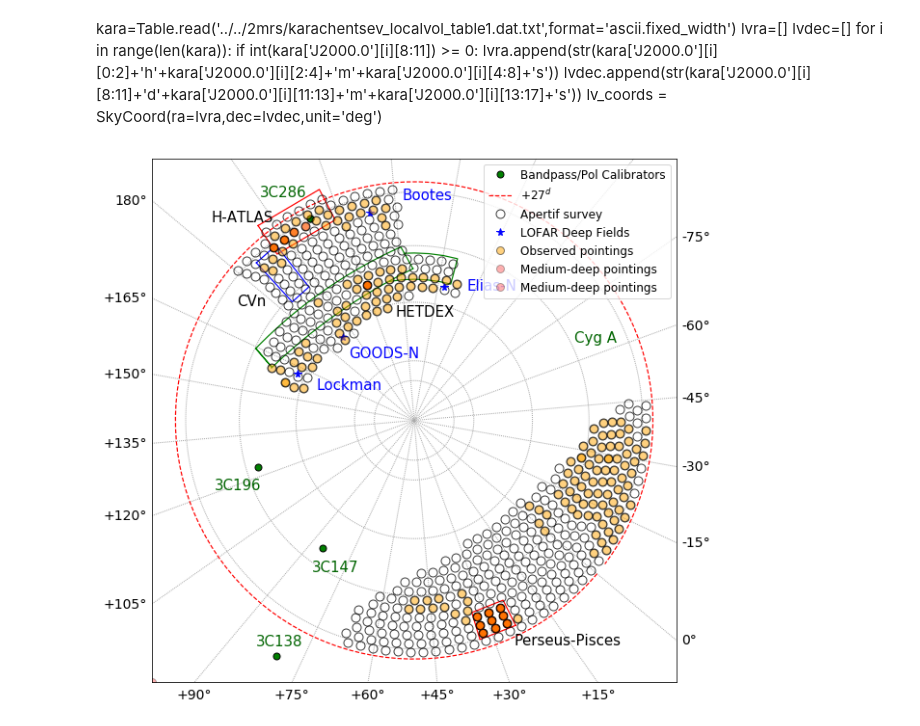
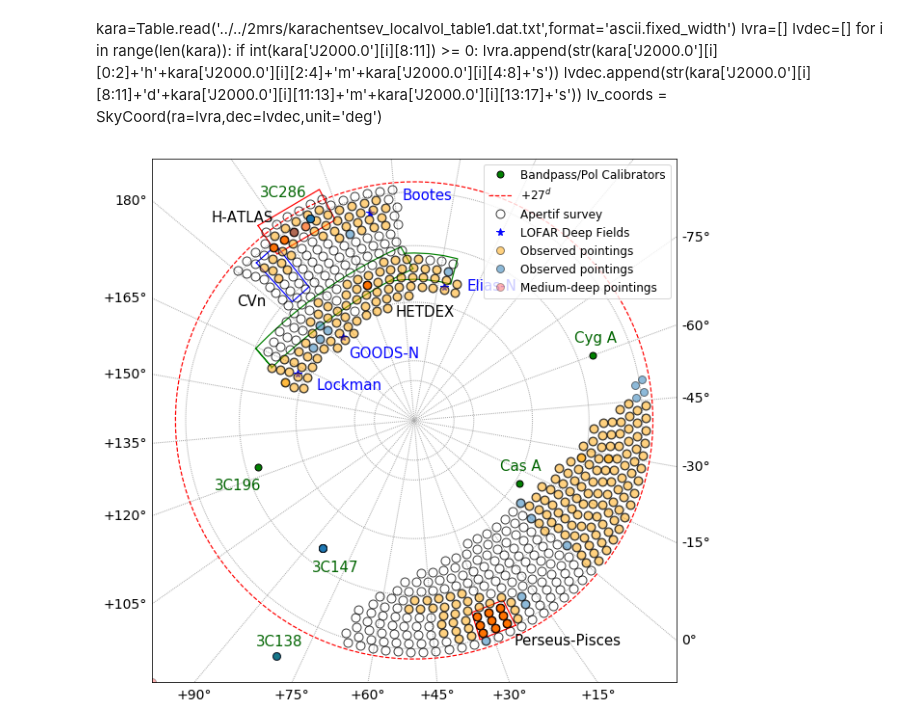
Before and after one commit to kmhess/apersched, a Jupyter notebook: footprint_check.ipynb, the cells around one changed output. Saved outputs shown, nothing was run; the diff lists cells and outputs as text; code cells hidden in the pictures.

```diff
--- a/footprint_check.ipynb
+++ b/footprint_check.ipynb
@@ -22,11 +22,11 @@ def plotEverything(proj='nplaea'):
     else: m = Basemap(projection='nplaea',boundinglat=20,lon_0=310,resolution='l',celestial=True)
     m.drawparallels(np.arange(30,90,15),labels=[False,False,False,False],color='darkgray',fontsize=14)
     m.drawmeridians(np.arange(0,360,15),labels=[True,True,False,True],color='darkgray',latmax=90,fontsize=14)
-    xpt,ypt=m(gal_coords.ra.deg,gal_coords.dec.deg)
+    #xpt,ypt=m(gal_coords.ra.deg,gal_coords.dec.deg)
 #     xpt,ypt=m([0],[-10])
 #     if not proj=='moll': m.plot(xpt,ypt,'o',markersize=3,alpha=0.2,label='',mfc='none',color='blue')
 #     m.plot(xpt[-1],ypt[-1],'o',markersize=3,alpha=0.8,label='2MRS: 1000-12000kms',mfc='none',color='blue')
-    xpt,ypt=m(lv_coords.ra.deg,lv_coords.dec.deg)
+#    xpt,ypt=m(lv_coords.ra.deg,lv_coords.dec.deg)
 #     m.plot(xpt,ypt,'o',markersize=5,alpha=0.5,label='Local Volume: D<10 Mpc',mfc='darkorange',color='none') #Karachentsev
     for c in calibrators:
         xpt,ypt=m(c.ra.deg,c.dec.deg)
@@ -108,35 +108,48 @@ survey=Table.read('ancillary_data/all_pointings.v7.18jun20.txt',format='ascii.fi
 # %%
 survey_coord=SkyCoord(survey['hmsdms'][(survey['label'] == 's') | (survey['label'] == 'm') | (survey['label'] == 'l')])
 mds_coord=SkyCoord(survey['hmsdms'][(survey['label'] == 'm') | (survey['label'] == 'l') | (survey['label'] == 'o')])
+# %%
+sched_av=Table.read('ancillary_data/apertif_v11.06jan21.txt',format='ascii.fixed_width')
+sched_coord_av=SkyCoord(ra=sched_av['ra'],dec=sched_av['dec'],unit=[u.hour,u.deg])
+
+sched_now=Table.read('imaging_210106.csv')
+sched_coord_now=SkyCoord(ra=sched_now['ra'],dec=sched_now['dec'],unit=[u.hour,u.deg])
 # %%
 plt.figure(figsize=[10,10])
 m=plotEverything()
+#xpt,ypt=m(sched_coord_av.ra.deg,sched_coord_av.dec.deg)
+#m.plot(xpt,ypt,'o',markersize=9,alpha=0.75,label='Apertif survey',mfc='none', markeredgecolor='black',lw=2)
+
 xpt,ypt=m(survey_coord.ra.deg,survey_coord.dec.deg)
 m.plot(xpt,ypt,'o',markersize=9,alpha=0.75,label='Apertif survey',mfc='none', markeredgecolor='black')
 
 xpt,ypt=m(lofar_coord.ra.deg,lofar_coord.dec.deg)
 m.plot(xpt,ypt,'o',markersize=8,alpha=1.0,label='LOFAR Deep Fields',color='blue', marker='*')
 
 xpt,ypt=m(sched_coord.ra.deg,sched_coord.dec.deg)
 m.plot(xpt,ypt,'o',markersize=8,alpha=0.5,label='Observed pointings',mfc='orange', markeredgecolor='black')
 # m.plot(-100,-100,'o',markersize=8,alpha=0.5,label='Observed pointings',mfc='orange', markeredgecolor='black')
 
+# this weeks schedule:
+xpt,ypt=m(sched_coord_now.ra.deg,sched_coord_now.dec.deg)
+m.plot(xpt,ypt,'o',markersize=8,alpha=0.5,label='Observed pointings',mfc='C0', markeredgecolor='black')
+
 ### Highlight MDS in red if you want:
 xpt,ypt=m(mds_coord.ra.deg,mds_coord.dec.deg)
 m.plot(xpt,ypt,'o',markersize=8,alpha=0.3,label='Medium-deep pointings',mfc='red', markeredgecolor='black')
-m.plot(-100,-100,'o',markersize=8,alpha=0.3,label='Medium-deep pointings',mfc='red', markeredgecolor='black')
+m.plot(-100,-100,'o',markersize=8,alpha=0.3,mfc='red', markeredgecolor='black') #medium deep
 
 plt.legend(loc=1, fontsize='large')
 textlabel=['H-ATLAS','CVn','HETDEX','Perseus-Pisces']
 # plt.legend(loc=1, fontsize='large', framealpha=1.0, bbox_to_anchor=(1.25, 1.00))
 xlab,ylab=m([184.5,173,220,26],[13,35,63,25])
 for i in range(len(xlab)): plt.text(xlab[i],ylab[i],s=textlabel[i],fontsize=15)
-textlabel=['3C147','3C138','3C196','3C286','Cyg A']
-xlab,ylab=m([84,85,121,195.5,294],[43,16,35,17,44])
+textlabel=['3C147','3C138','3C196','3C286','Cyg A', 'Cas A']
+xlab,ylab=m([84,85,121,195.5,294,350],[43,16,35,17,44,65])
 for i in range(len(xlab)): plt.text(xlab[i],ylab[i],s=textlabel[i],fontsize=15,color='darkgreen')
 textlabel = ['Elias-N','GOODS-N','Bootes','Lockman']
 xlab,ylab = m([252,184,227,158],[54,67,32,64])
 for i in range(len(xlab)): plt.text(xlab[i],ylab[i],s=textlabel[i],fontsize=15,color='blue')
-# plt.savefig('/Users/hess/apertif/observed.11aug20.png',dpi=150,bbox_inches='tight')
+plt.savefig('./observed.06Jan21_plan.png',dpi=150,bbox_inches='tight')
 # %% [output]
-[figure, old version]
+[figure, new version]
```
Also changed, not shown: parts of 1 cell of this notebook.
